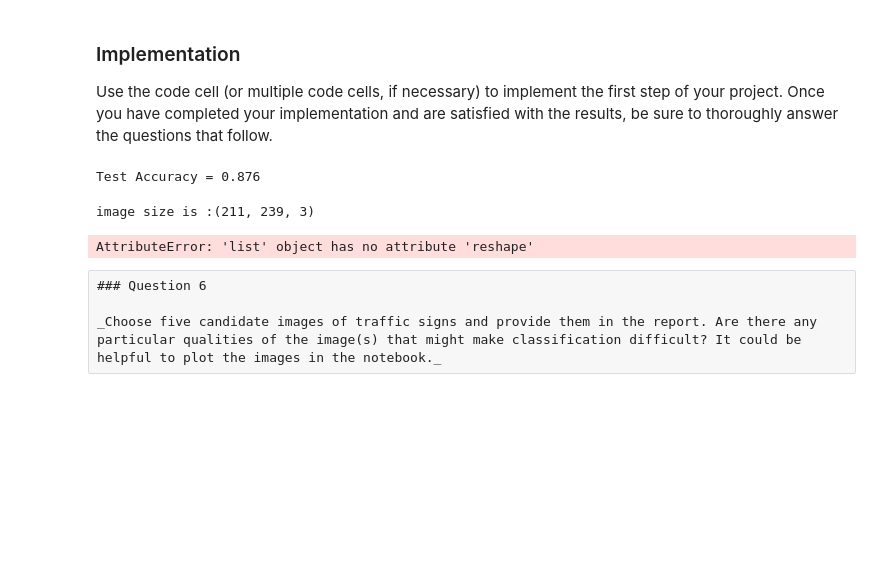
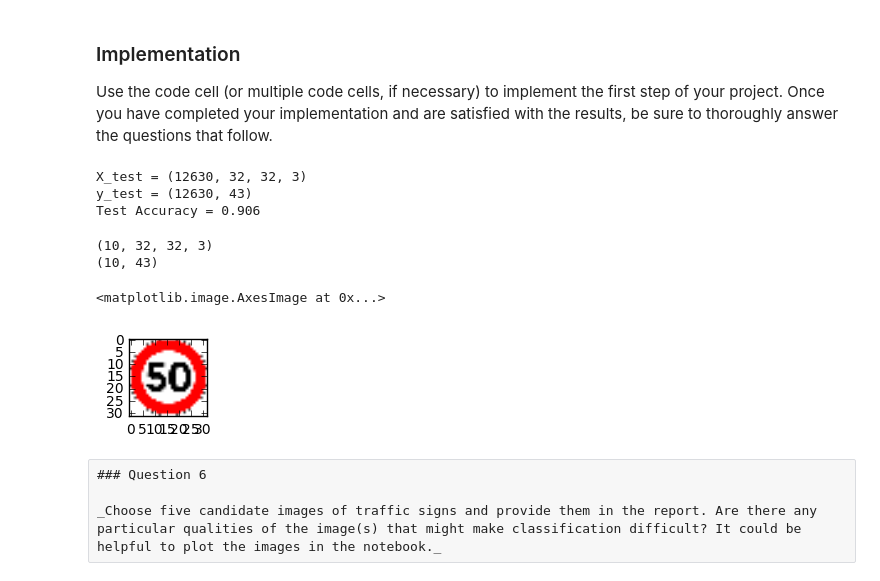
Before and after one commit to HunterZhou/Udacity_project2, a Jupyter notebook: Traffic_Sign_Classifier.ipynb, the cells around one changed output. Drawn from its saved outputs; the diff is of its cells as text; code cells hidden in the pictures; blank space fills up the shorter version.

Commit message:
the submitted version reach 90% validation accuracy

```diff
--- a/Traffic_Sign_Classifier.ipynb
+++ b/Traffic_Sign_Classifier.ipynb
@@ -342,14 +360,18 @@ Use the code cell (or multiple code cells, if necessary) to implement the first
 # %%
 # test model on the test set first
 
-
+print("X_test = {}".format(X_test.shape))
+print("y_test = {}".format(y_test.shape))
+# X_test, y_test = shuffle(X_test, y_test)
 with tf.Session() as sess:
     saver.restore(sess, tf.train.latest_checkpoint('.'))
 
     test_accuracy = evaluate(X_test, y_test)
     print("Test Accuracy = {:.3f}".format(test_accuracy))
 # %% [output]
-Test Accuracy = 0.876
+X_test = (12630, 32, 32, 3)
+y_test = (12630, 43)
+Test Accuracy = 0.906
 # %%
 ### Load the images and plot them here.
 ### Feel free to use as many code cells as needed.
@@ -357,57 +379,82 @@ import cv2
 import numpy as np
 image_all = []
 
-img1= cv2.imread("dangerouscurvetoleft.png")
-print("image size is :{} ".format(img1.shape))
+img1= cv2.imread("test_image/dangerouscurvetoleft.png")
+img1 = cv2.cvtColor(img1, cv2.COLOR_BGR2RGB)
+#img1 = cv2.cvtColor(img1, cv2.COLOR_BGR2GRAY)
 img1 = cv2.resize(img1,(32,32))
 image_all.append(img1)
 
-img2= cv2.imread("dangerouscurvetoright.png")
+img2= cv2.imread("test_image/dangerouscurvetoright.png")
+img2 = cv2.cvtColor(img2, cv2.COLOR_BGR2RGB)
+#img2 = cv2.cvtColor(img2, cv2.COLOR_BGR2GRAY)
 img2 = cv2.resize(img2,(32,32))
 image_all.append(img2)
 
-img3= cv2.imread("generalcaution.png")
+img3= cv2.imread("test_image/generalcaution.png")
+img3 = cv2.cvtColor(img3, cv2.COLOR_BGR2RGB)
+#img3 = cv2.cvtColor(img3, cv2.COLOR_BGR2GRAY)
 img3 = cv2.resize(img3,(32,32))
 image_all.append(img3)
 
-img4= cv2.imread("wildlifecrossing.png")
+img4= cv2.imread("test_image/speedlimit50.png")
+img4 = cv2.cvtColor(img4, cv2.COLOR_BGR2RGB)
+#img4 = cv2.cvtColor(img4, cv2.COLOR_BGR2GRAY)
 img4 = cv2.resize(img4,(32,32))
 image_all.append(img4)
 
-img5= cv2.imread("speedlimit30.jpeg")
+img5= cv2.imread("test_image/speedlimit30.jpeg")
+img5 = cv2.cvtColor(img5, cv2.COLOR_BGR2RGB)
+#img5 = cv2.cvtColor(img5, cv2.COLOR_BGR2GRAY)
 img5 = cv2.resize(img5,(32,32))
 image_all.append(img5)
 
-img6= cv2.imread("speedlimit80.jpg")
+img6= cv2.imread("test_image/speedlimit80.jpg")
+img6 = cv2.cvtColor(img6, cv2.COLOR_BGR2RGB)
+#img6 = cv2.cvtColor(img6, cv2.COLOR_BGR2GRAY)
 img6 = cv2.resize(img6,(32,32))
 image_all.append(img6)
 
-img7= cv2.imread("stop.jpg")
+img7= cv2.imread("test_image/stop1.jpg")
+img7 = cv2.cvtColor(img7, cv2.COLOR_BGR2RGB)
+#img7 = cv2.cvtColor(img7, cv2.COLOR_BGR2GRAY)
 img7 = cv2.resize(img7,(32,32))
 image_all.append(img7)
 
-img8= cv2.imread("trafficsign.png")
+img8= cv2.imread("test_image/trafficsign.png")
+img8 = cv2.cvtColor(img8, cv2.COLOR_BGR2RGB)
+#img8 = cv2.cvtColor(img8, cv2.COLOR_BGR2GRAY)
 img8 = cv2.resize(img8,(32,32))
 image_all.append(img8)
 
-img9= cv2.imread("turnright.jpg")
+img9= cv2.imread("test_image/noentry.jpeg")
+img9 = cv2.cvtColor(img9, cv2.COLOR_BGR2RGB)
+#img9 = cv2.cvtColor(img9, cv2.COLOR_BGR2GRAY)
 img9 = cv2.resize(img9,(32,32))
 image_all.append(img9)
 
-img10= cv2.imread("yield.png")
+img10= cv2.imread("test_image/yield.png")
+img10 = cv2.cvtColor(img10, cv2.COLOR_BGR2RGB)
+#img10 = cv2.cvtColor(img10, cv2.COLOR_BGR2GRAY)
 img10 = cv2.resize(img10,(32,32))
 image_all.append(img10)
 
 Z_test = np.asarray(image_all)
-Z_test_label = [19,20,18,31,1,5,14,26,33,13]
-Z_test_label_onehot = OHEHOT_encode(Z_test_label,43)
+#Z_test.resize([Z_test.shape[0],Z_test.shape[1],Z_test.shape[2],1])
+Z_test_label = np.array([19,20,18,2,1,5,14,26,17,13])
+Z_test_label_onehot = ONEHOT_encode(Z_test_label,43)
 
 
 print(Z_test.shape)
-print(Z_test_label.shape)
+print(Z_test_label_onehot.shape)
+
+plt.figure(figsize=(1,1))
+plt.imshow(img4)
 # %% [output]
-image size is :(211, 239, 3)
+(10, 32, 32, 3)
+(10, 43)
-AttributeError: 'list' object has no attribute 'reshape'
+<matplotlib.image.AxesImage at 0x...>
+[figure, added]
 # %% [raw]
 ### Question 6
 
```
Also changed, not shown: parts of 15 cells of this notebook.
